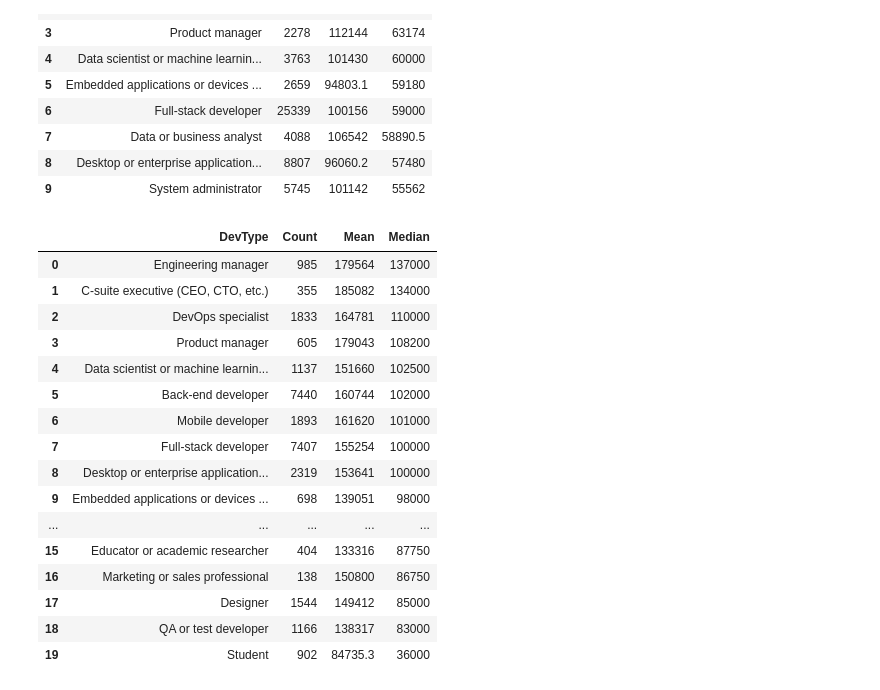
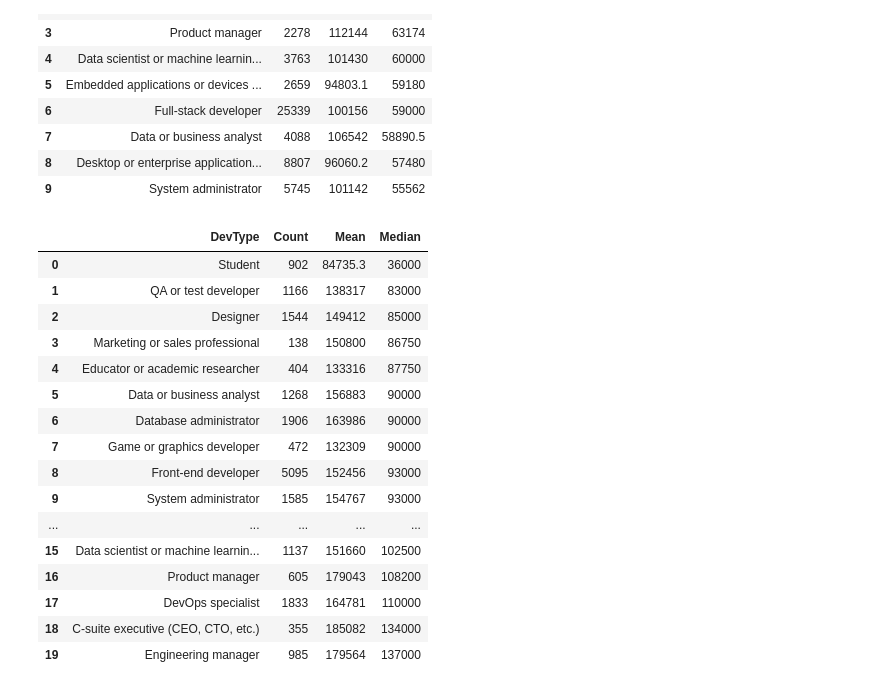
Before and after one commit to kuldeepemol/tech-nerds, a Jupyter notebook: Work-Career-analysis.ipynb, the cells around one changed output. Saved outputs shown, nothing was run; the diff lists cells and outputs as text; code cells hidden in the pictures.

```diff
--- a/Work-Career-analysis.ipynb
+++ b/Work-Career-analysis.ipynb
@@ -407,35 +409,35 @@ all_dev_type_salary_df.head(10)
 # %%
 # New Dataframe to hold US only mean and median salary by DevType
 us_dev_type_salary_df = pd.DataFrame(columns=['DevType', 'Count', 'Mean', 'Median'])
 index = 0;
 
 for key, value in us_developer_salary_dict.items():
     us_dev_type_salary_df.at[index, 'DevType'] = key;
     us_dev_type_salary_df.at[index, 'Count'] = len(value)
     us_dev_type_salary_df.at[index, 'Mean'] = np.mean(value)
     us_dev_type_salary_df.at[index, 'Median'] = np.median(value)
     index += 1
 
-us_dev_type_salary_df = us_dev_type_salary_df.sort_values('Median', ascending=False)
+us_dev_type_salary_df = us_dev_type_salary_df.sort_values('Median', ascending=True)
 us_dev_type_salary_df = us_dev_type_salary_df.reset_index(drop=True)
 us_dev_type_salary_df
 # %% [output]
 |  | DevType | Count | Mean | Median |
-| 0 | Engineering manager | 985 | 179564 | 137000 |
-| 1 | C-suite executive (CEO, CTO, etc.) | 355 | 185082 | 134000 |
-| 2 | DevOps specialist | 1833 | 164781 | 110000 |
-| 3 | Product manager | 605 | 179043 | 108200 |
-| 4 | Data scientist or machine learnin... | 1137 | 151660 | 102500 |
-| 5 | Back-end developer | 7440 | 160744 | 102000 |
-| 6 | Mobile developer | 1893 | 161620 | 101000 |
-| 7 | Full-stack developer | 7407 | 155254 | 100000 |
-| 8 | Desktop or enterprise application... | 2319 | 153641 | 100000 |
-| 9 | Embedded applications or devices ... | 698 | 139051 | 98000 |
+| 0 | Student | 902 | 84735.3 | 36000 |
+| 1 | QA or test developer | 1166 | 138317 | 83000 |
+| 2 | Designer | 1544 | 149412 | 85000 |
+| 3 | Marketing or sales professional | 138 | 150800 | 86750 |
+| 4 | Educator or academic researcher | 404 | 133316 | 87750 |
+| 5 | Data or business analyst | 1268 | 156883 | 90000 |
+| 6 | Database administrator | 1906 | 163986 | 90000 |
+| 7 | Game or graphics developer | 472 | 132309 | 90000 |
+| 8 | Front-end developer | 5095 | 152456 | 93000 |
+| 9 | System administrator | 1585 | 154767 | 93000 |
 | ... | ... | ... | ... | ... |
-| 15 | Educator or academic researcher | 404 | 133316 | 87750 |
-| 16 | Marketing or sales professional | 138 | 150800 | 86750 |
-| 17 | Designer | 1544 | 149412 | 85000 |
-| 18 | QA or test developer | 1166 | 138317 | 83000 |
-| 19 | Student | 902 | 84735.3 | 36000 |
+| 15 | Data scientist or machine learnin... | 1137 | 151660 | 102500 |
+| 16 | Product manager | 605 | 179043 | 108200 |
+| 17 | DevOps specialist | 1833 | 164781 | 110000 |
+| 18 | C-suite executive (CEO, CTO, etc.) | 355 | 185082 | 134000 |
+| 19 | Engineering manager | 985 | 179564 | 137000 |
 # %%
 # DevType, Salary and Size plot
```
Also changed, not shown: parts of 3 cells of this notebook, 1 other file.
